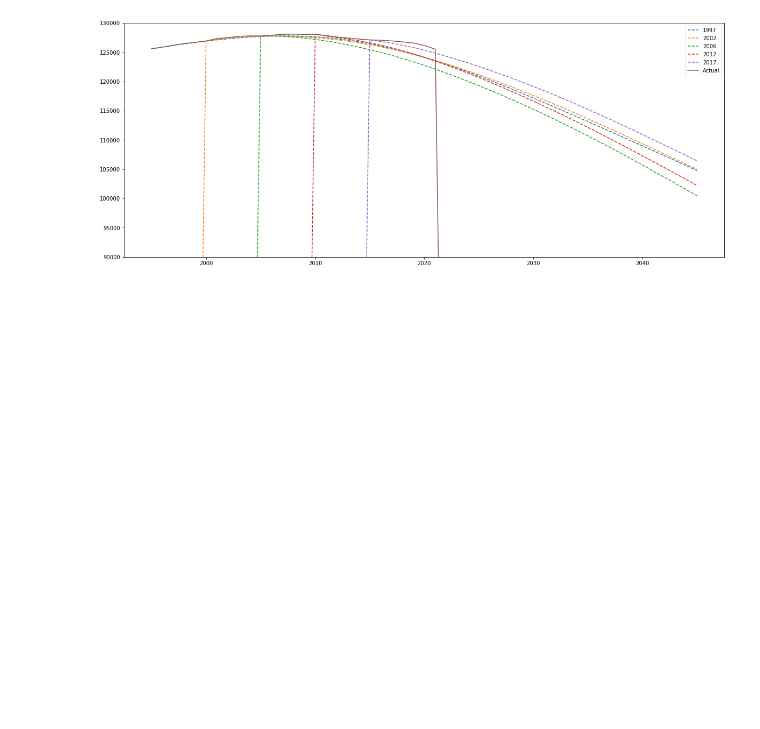
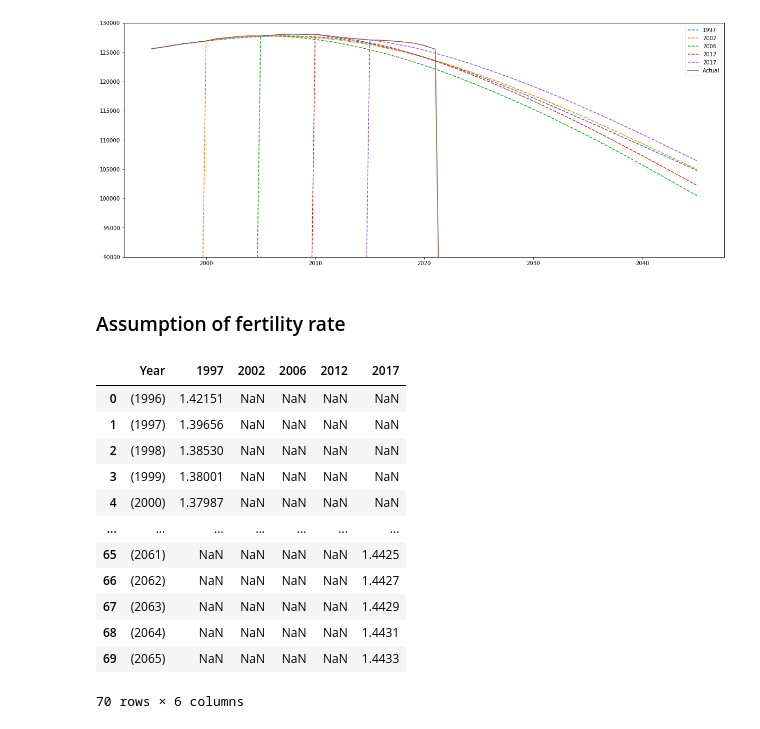
Before and after one commit to ayakow1/CAPP30239_FA22, a Jupyter notebook: data/data_clean.ipynb, the cells around one changed output. Saved outputs shown, nothing was run; the diff lists cells and outputs as text; code cells hidden in the pictures; blank space fills up the shorter version.

Commit message:
add data

```diff
--- a/data/data_clean.ipynb
+++ b/data/data_clean.ipynb
@@ -660,3 +662,35 @@ plt.show()
 [figure]
 # %%
 proj.to_csv('projection_line.csv',index=False)
+# %% [markdown]
+### Assumption of fertility rate
+# %%
+proj_f = pd.read_csv('../week_03/data/projection_f_1997.csv')
+proj_f = proj_f.iloc[2:,1:3]
+proj_f = proj_f.dropna()
+proj_f.columns = ['Year', '1997']
+proj_f = proj_f.reset_index(drop=True)
+# %%
+for year in ['2002', '2006', '2012', '2017']:
+    proj_f_2 = pd.read_csv(f'../week_03/data/projection_f_{year}.csv')
+    proj_f_2 = proj_f_2.iloc[1:,1:3]
+    proj_f_2 = proj_f_2.dropna()
+    proj_f_2.columns = ['Year', f'{year}']
+    proj_f_2 = proj_f_2.reset_index(drop=True)
+    proj_f = proj_f.merge(proj_f_2, left_on='Year', right_on='Year', how='outer')
+# %%
+proj_f
+# %% [output]
+|  | Year | 1997 | 2002 | 2006 | 2012 | 2017 |
+| 0 | (1996) | 1.42151 | NaN | NaN | NaN | NaN |
+| 1 | (1997) | 1.39656 | NaN | NaN | NaN | NaN |
+| 2 | (1998) | 1.38530 | NaN | NaN | NaN | NaN |
+| 3 | (1999) | 1.38001 | NaN | NaN | NaN | NaN |
+| 4 | (2000) | 1.37987 | NaN | NaN | NaN | NaN |
+| ... | ... | ... | ... | ... | ... | ... |
+| 65 | (2061) | NaN | NaN | NaN | NaN | 1.4425 |
+| 66 | (2062) | NaN | NaN | NaN | NaN | 1.4427 |
+| 67 | (2063) | NaN | NaN | NaN | NaN | 1.4429 |
+| 68 | (2064) | NaN | NaN | NaN | NaN | 1.4431 |
+| 69 | (2065) | NaN | NaN | NaN | NaN | 1.4433 |
+70 rows × 6 columns
```
Also changed, not shown: parts of 12 cells of this notebook, 6 other files.
